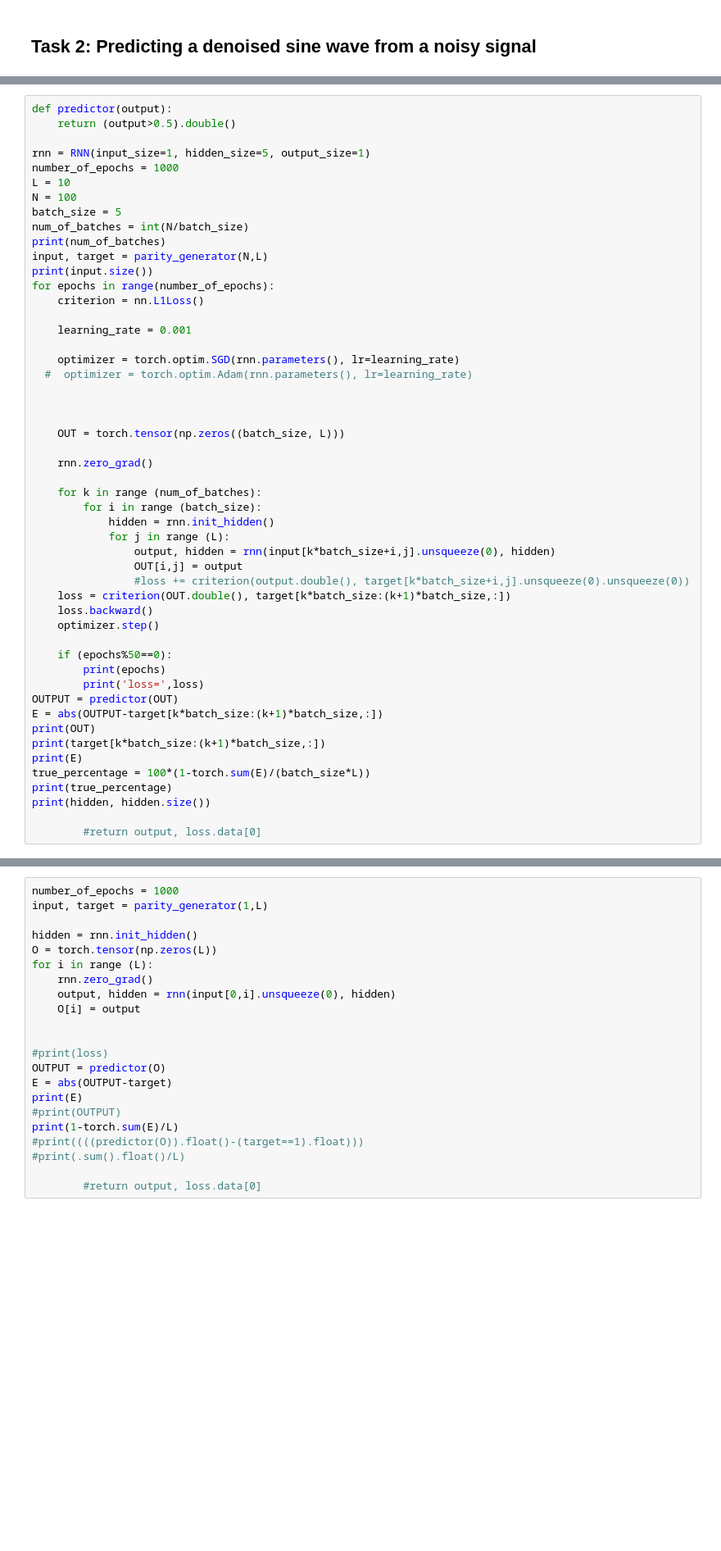
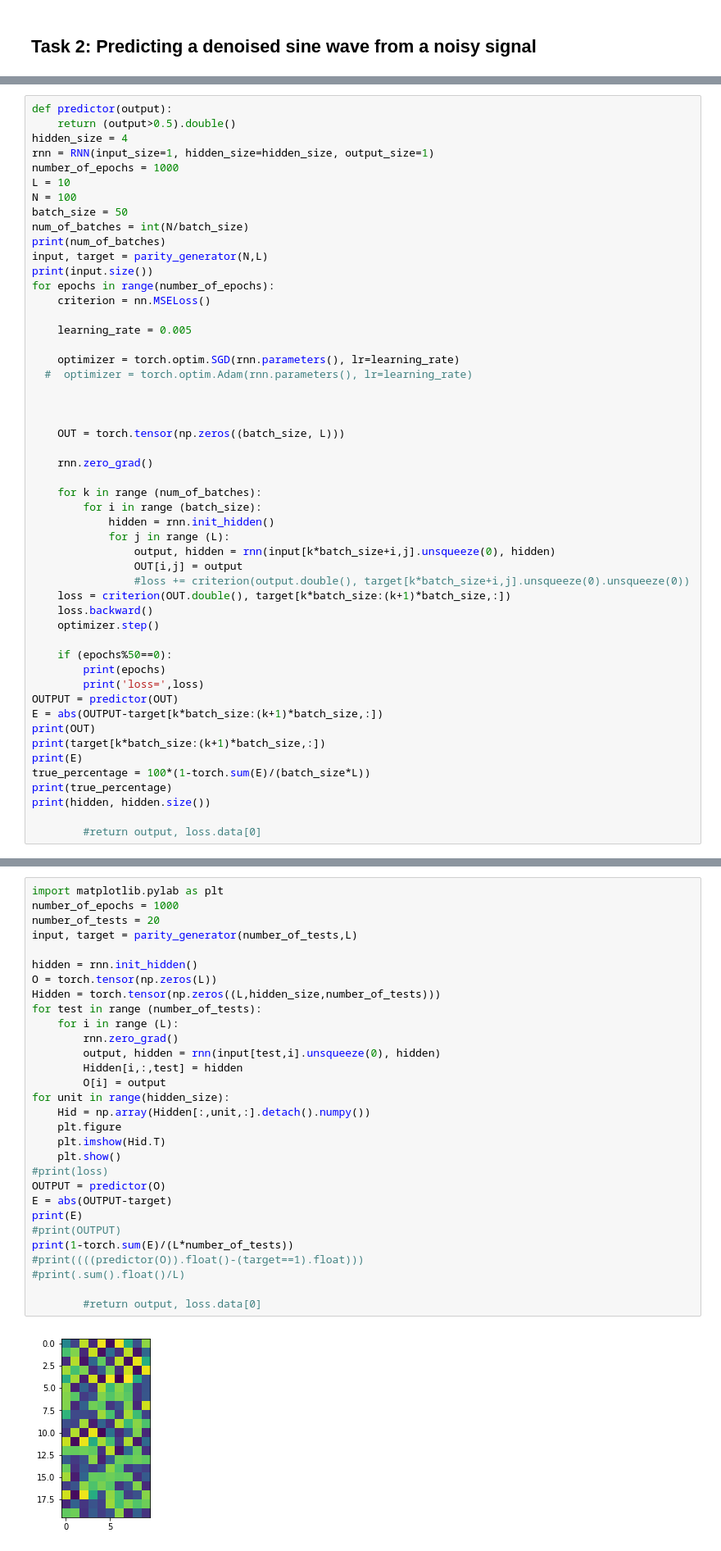
Before and after one commit to AmirAfsharrad/Neuroscience-learning-memory-cognition, a Jupyter notebook: pytorch-assignment/codes/pytorch-assignment.ipynb, the cells around one changed output, grey strips where cells are left out. Shown at 82% size. Drawn from its saved outputs; the diff is of its cells as text; blank space fills up the shorter version.

```diff
--- a/pytorch-assignment/codes/pytorch-assignment.ipynb
+++ b/pytorch-assignment/codes/pytorch-assignment.ipynb
@@ -154,20 +182,20 @@ class RNN(nn.Module):
 # %%
 def predictor(output):
     return (output>0.5).double()
-
-rnn = RNN(input_size=1, hidden_size=5, output_size=1)
+hidden_size = 4
+rnn = RNN(input_size=1, hidden_size=hidden_size, output_size=1)
 number_of_epochs = 1000
 L = 10
 N = 100
-batch_size = 5
+batch_size = 50
 num_of_batches = int(N/batch_size)
 print(num_of_batches)
 input, target = parity_generator(N,L)
 print(input.size())
 for epochs in range(number_of_epochs):
-    criterion = nn.L1Loss()
+    criterion = nn.MSELoss()
 
-    learning_rate = 0.001
+    learning_rate = 0.005
 
     optimizer = torch.optim.SGD(rnn.parameters(), lr=learning_rate)
   #  optimizer = torch.optim.Adam(rnn.parameters(), lr=learning_rate)
@@ -223,23 +251,32 @@ tensor([[ 1.1706, -2.1057,  1.4110,  2.4670,  0.7905]], grad_fn=<ThAddBackward>)
 # %%
+import matplotlib.pylab as plt
 number_of_epochs = 1000
-input, target = parity_generator(1,L)
+number_of_tests = 20
+input, target = parity_generator(number_of_tests,L)
 
 hidden = rnn.init_hidden()
 O = torch.tensor(np.zeros(L))
-for i in range (L):
-    rnn.zero_grad()
-    output, hidden = rnn(input[0,i].unsqueeze(0), hidden)
-    O[i] = output
-
-
+Hidden = torch.tensor(np.zeros((L,hidden_size,number_of_tests)))
+for test in range (number_of_tests):
+    for i in range (L):
+        rnn.zero_grad()
+        output, hidden = rnn(input[test,i].unsqueeze(0), hidden)
+        Hidden[i,:,test] = hidden
+        O[i] = output
+for unit in range(hidden_size):
+    Hid = np.array(Hidden[:,unit,:].detach().numpy())
+    plt.figure
+    plt.imshow(Hid.T)
+    plt.show()
 #print(loss)
 OUTPUT = predictor(O)
 E = abs(OUTPUT-target)
 print(E)
 #print(OUTPUT)
-print(1-torch.sum(E)/L)
+print(1-torch.sum(E)/(L*number_of_tests))
 #print((((predictor(O)).float()-(target==1).float)))
 #print(.sum().float()/L)
 
         #return output, loss.data[0]
 # %% [output]
+[figure, added]
```
Also changed, not shown: parts of 15 cells of this notebook.
